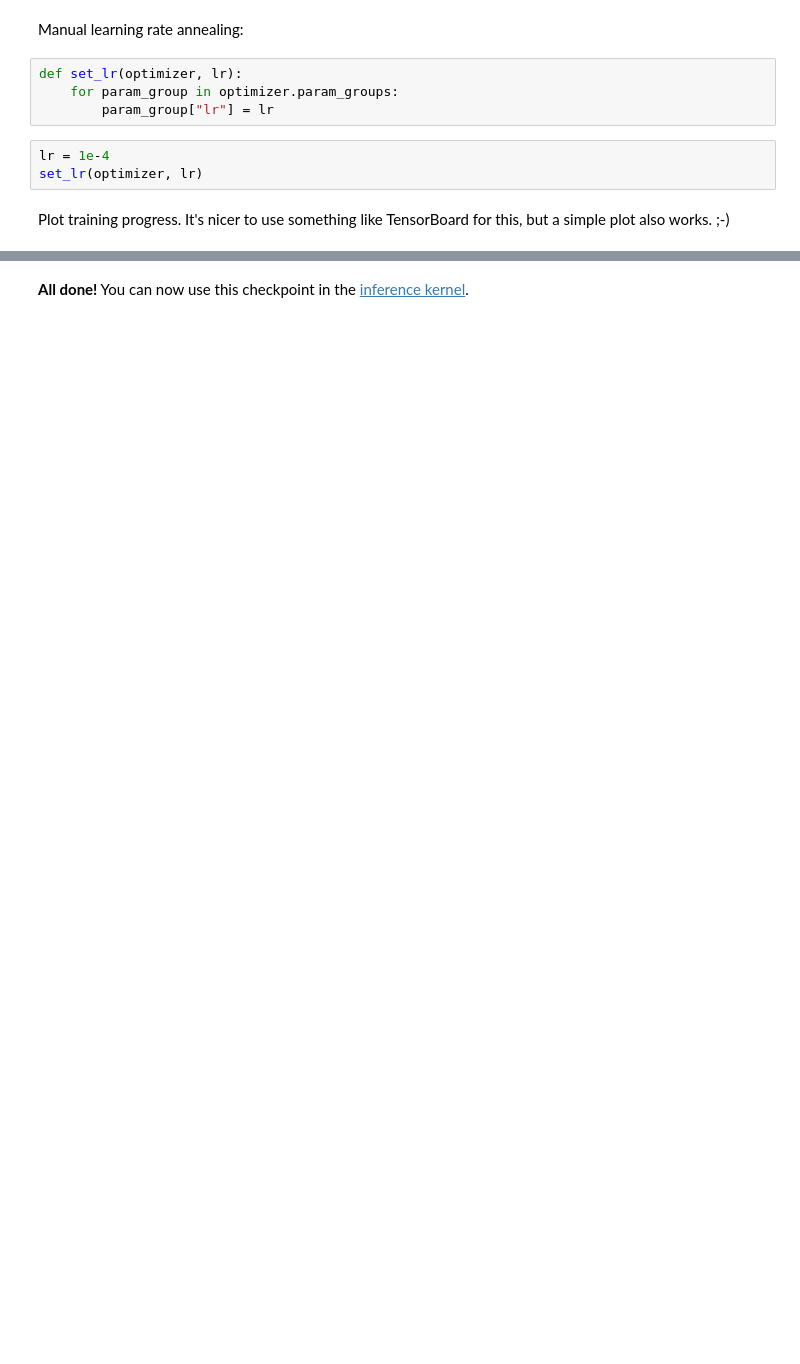
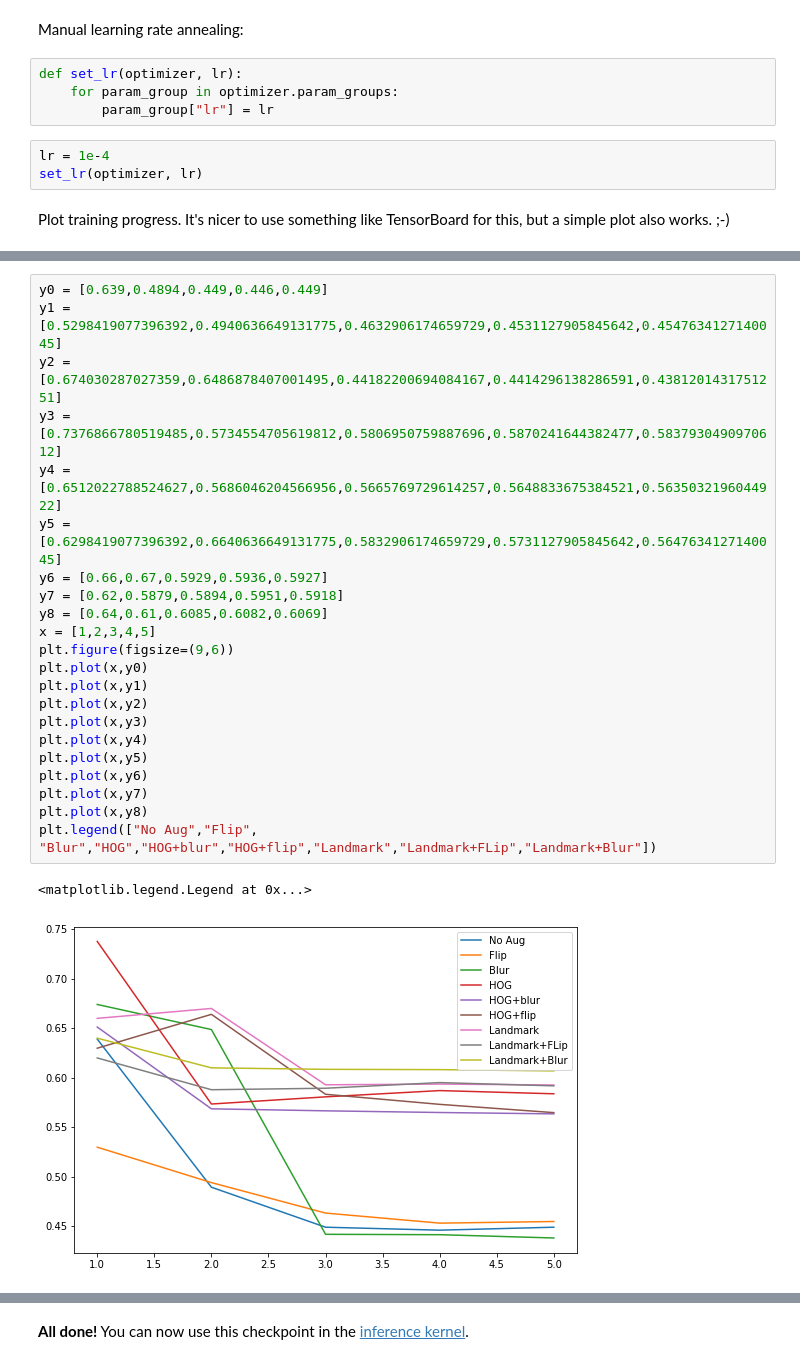
Before and after one commit to yohanmr/Deepfake_Detection, a Jupyter notebook: training.ipynb, the cells around one changed output, grey strips where cells are left out. Saved outputs shown, nothing was run; the diff lists cells and outputs as text; blank space fills up the shorter version.

```diff
--- a/binary-image-classifier-training-demo.ipynb
+++ b/training.ipynb
@@ -525,3 +524,28 @@ plt.plot(history["train_bce"])
+# %%
+y0 = [0.639,0.4894,0.449,0.446,0.449]
+y1 = [0.5298419077396392,0.4940636649131775,0.4632906174659729,0.4531127905845642,0.4547634127140045]
+y2 = [0.674030287027359,0.6486878407001495,0.44182200694084167,0.4414296138286591,0.4381201431751251]
+y3 = [0.7376866780519485,0.5734554705619812,0.5806950759887696,0.5870241644382477,0.5837930490970612]
+y4 = [0.6512022788524627,0.5686046204566956,0.5665769729614257,0.5648833675384521,0.5635032196044922]
+y5 = [0.6298419077396392,0.6640636649131775,0.5832906174659729,0.5731127905845642,0.5647634127140045]
+y6 = [0.66,0.67,0.5929,0.5936,0.5927]
+y7 = [0.62,0.5879,0.5894,0.5951,0.5918]
+y8 = [0.64,0.61,0.6085,0.6082,0.6069]
+x = [1,2,3,4,5]
+plt.figure(figsize=(9,6))
+plt.plot(x,y0)
+plt.plot(x,y1)
+plt.plot(x,y2)
+plt.plot(x,y3)
+plt.plot(x,y4)
+plt.plot(x,y5)
+plt.plot(x,y6)
+plt.plot(x,y7)
+plt.plot(x,y8)
+plt.legend(["No Aug","Flip", "Blur","HOG","HOG+blur","HOG+flip","Landmark","Landmark+FLip","Landmark+Blur"])
+# %% [output]
+<matplotlib.legend.Legend at 0x...>
+[figure, added]
 # %%
 plt.plot(history["val_bce"])
 # %% [output]
```
Also changed, not shown: parts of 37 cells of this notebook, 2 other files.
